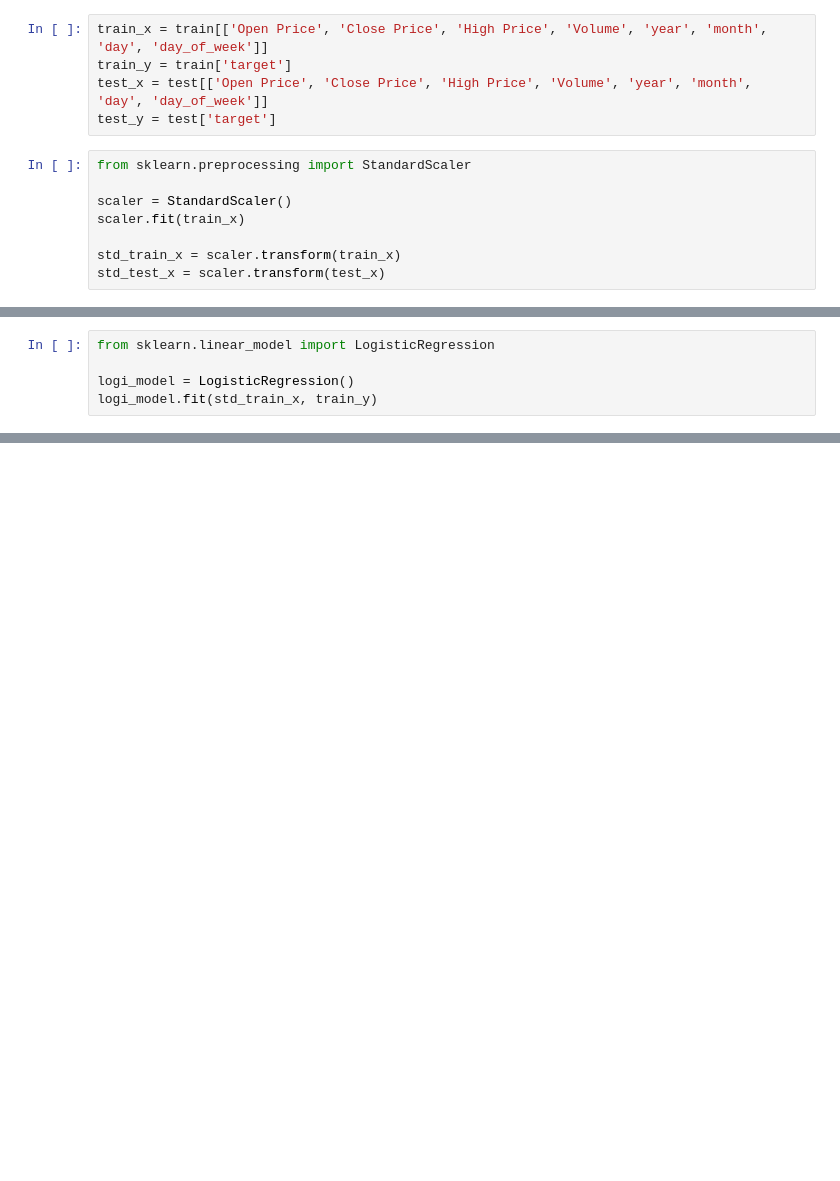
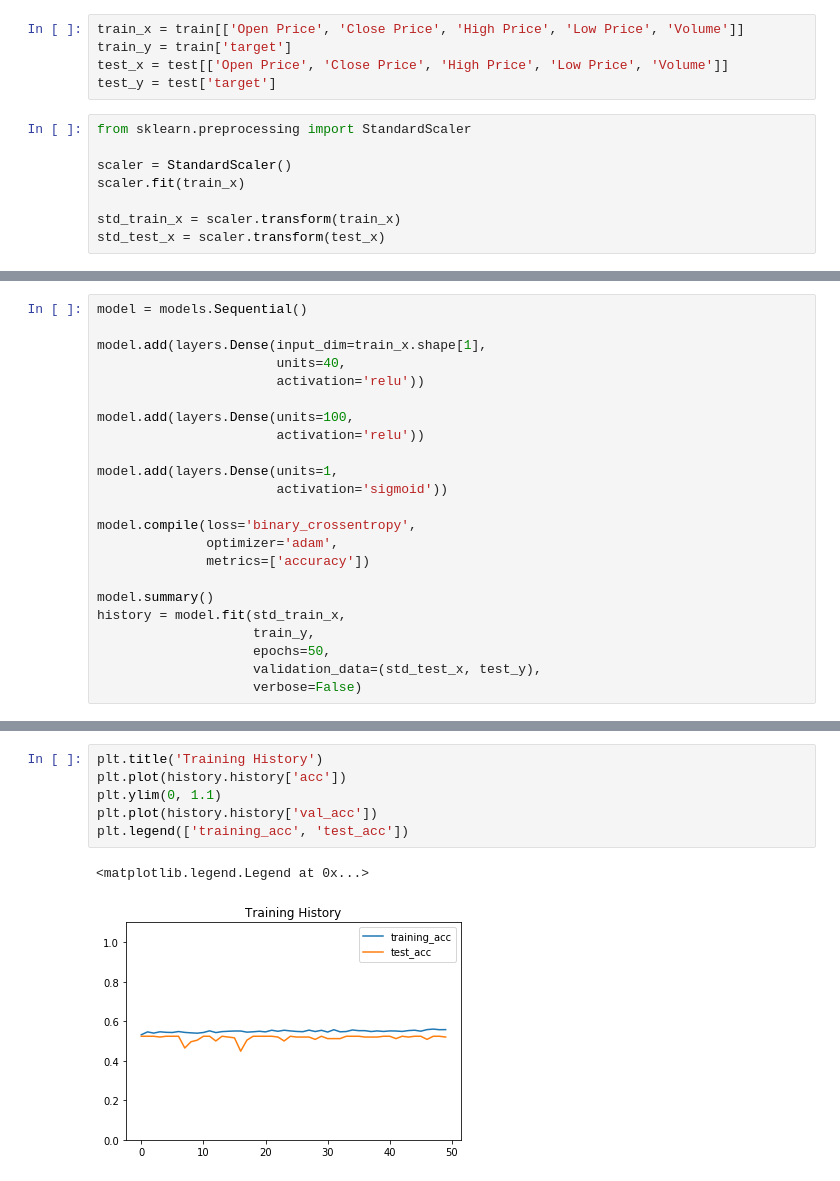
Before and after one commit to Jadezzz/FDA_HW3, a Jupyter notebook: FDA_HW3.ipynb, the cells around one changed output, grey strips where cells are left out. Drawn from its saved outputs; the diff is of its cells as text; blank space fills up the shorter version.

```diff
--- a/FDA_HW3.ipynb
+++ b/FDA_HW3.ipynb
@@ -74,7 +158,7 @@ test.shape
 # %%
-train_x = train[['Open Price', 'Close Price', 'High Price', 'Volume', 'year', 'month', 'day', 'day_of_week']]
+train_x = train[['Open Price', 'Close Price', 'High Price', 'Low Price', 'Volume']]
 train_y = train['target']
-test_x = test[['Open Price', 'Close Price', 'High Price', 'Volume', 'year', 'month', 'day', 'day_of_week']]
+test_x = test[['Open Price', 'Close Price', 'High Price', 'Low Price', 'Volume']]
 test_y = test['target']
 # %%
 from sklearn.preprocessing import StandardScaler
@@ -89,5 +170,0 @@ std_test_x = scaler.transform(test_x)
-# %%
-from sklearn.linear_model import LogisticRegression
-
-logi_model = LogisticRegression()
-logi_model.fit(std_train_x, train_y)
@@ -164,0 +354,23 @@ model.evaluate(std_test_x,test_y)
+# %%
+model = models.Sequential()
+
+model.add(layers.Dense(input_dim=train_x.shape[1],
+                       units=40,
+                       activation='relu'))
+
+model.add(layers.Dense(units=100,
+                       activation='relu'))
+
+model.add(layers.Dense(units=1,
+                       activation='sigmoid'))
+
+model.compile(loss='binary_crossentropy',
+              optimizer='adam',
+              metrics=['accuracy'])
+
+model.summary()
+history = model.fit(std_train_x,
+                    train_y,
+                    epochs=50,
+                    validation_data=(std_test_x, test_y),
+                    verbose=False)
@@ -164,0 +391,9 @@ model.evaluate(std_test_x,test_y)
+# %%
+plt.title('Training History')
+plt.plot(history.history['acc'])
+plt.ylim(0, 1.1)
+plt.plot(history.history['val_acc'])
+plt.legend(['training_acc', 'test_acc'])
+# %% [output]
+<matplotlib.legend.Legend at 0x...>
+[figure, added]
```
Also changed, not shown: parts of 87 cells of this notebook, 2 other files.
